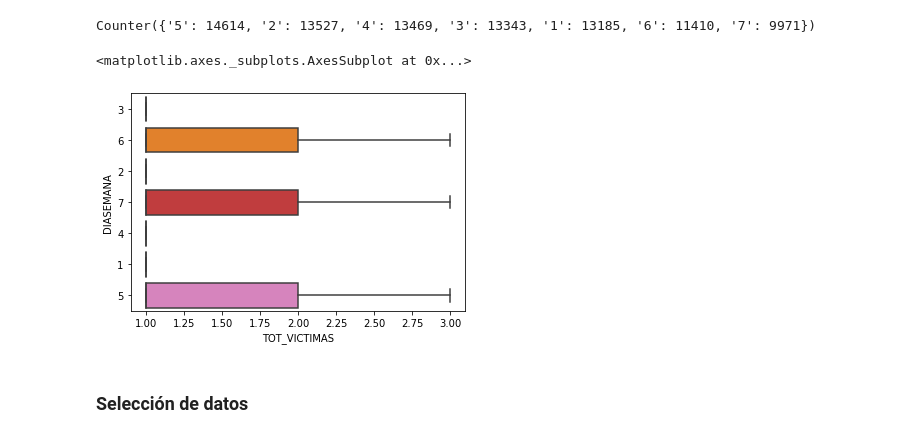
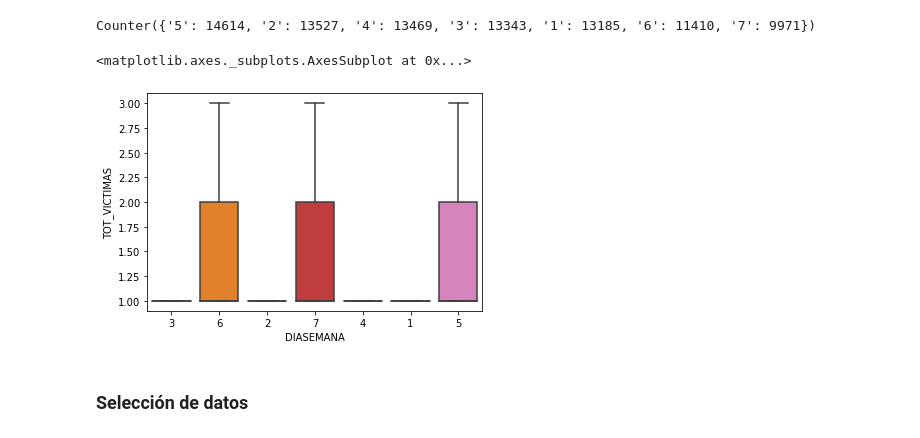
Before and after one commit to patriciacorhid/IN, a Jupyter notebook: P2/P2_accidentes.ipynb, the cells around one changed output. Saved outputs shown, nothing was run; the diff lists cells and outputs as text; code cells hidden in the pictures.

```diff
--- a/P2/P2_accidentes.ipynb
+++ b/P2/P2_accidentes.ipynb
@@ -235,10 +328,10 @@ print(Counter(datos['DIASEMANA']))
 # %% [output]
 Counter({'5': 14614, '2': 13527, '4': 13469, '3': 13343, '1': 13185, '6': 11410, '7': 9971})
 # %%
-sns.boxplot(data=datos, x='TOT_VICTIMAS', y='DIASEMANA', showfliers = False)
+sns.boxplot(data=datos, x='DIASEMANA', y='TOT_VICTIMAS', showfliers = False)
 # %% [output]
 <matplotlib.axes._subplots.AxesSubplot at 0x...>
-[figure, old version]
+[figure, new version]
 # %%
 datos['DIASEMANA'] = datos['DIASEMANA'].astype(int)
 # %% [markdown]
```
Also changed, not shown: parts of 65 cells of this notebook, 44 other files.
